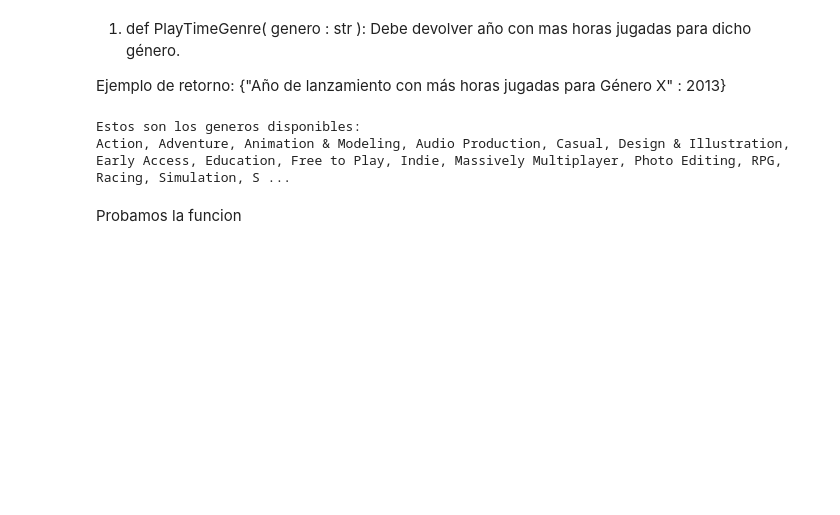
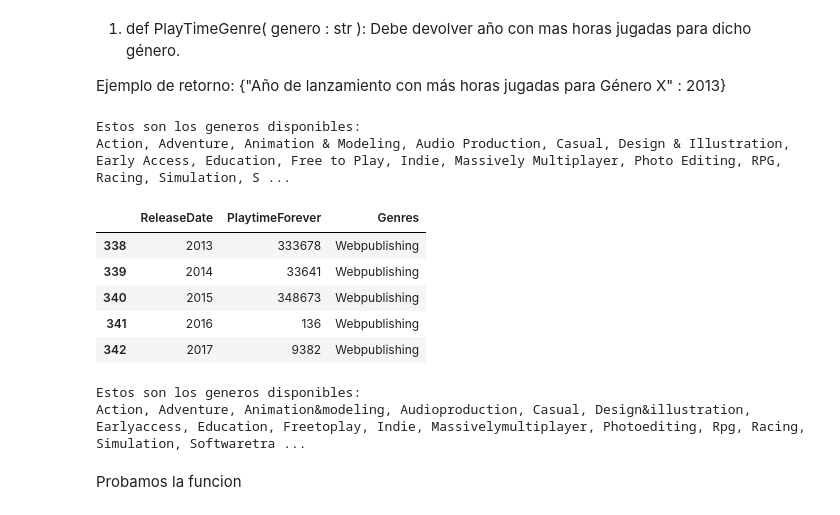
Before and after one commit to Frombini/Proyecto-ML-STEAM, a Jupyter notebook: Prueba_Funciones.ipynb, the cells around one changed output. Saved outputs shown, nothing was run; the diff lists cells and outputs as text; code cells hidden in the pictures; blank space fills up the shorter version.

```diff
--- a/Prueba_Funciones.ipynb
+++ b/Prueba_Funciones.ipynb
@@ -9,6 +9,39 @@ Ejemplo de retorno: {"Año de lanzamiento con más horas jugadas para Género X"
 # %%
 # Leemos el archivo consulta1.csv para utilizar la funcion
 consulta1 = pd.read_csv('consulta1.csv')
+# %%
+Generos_Disponibles = consulta1['Genres'].unique().tolist()
+# Convertir la lista a una cadena sin corchetes y comillas
+Generos_Disponibles = ', '.join(Generos_Disponibles)
+# Imprimimos la informacion para el usuario de la API
+print('Estos son los generos disponibles:')
+print(Generos_Disponibles)
+# %% [output]
+Estos son los generos disponibles:
+Action, Adventure, Animation & Modeling, Audio Production, Casual, Design & Illustration, Early Access, Education, Free to Play, Indie, Massively Multiplayer, Photo Editing, RPG, Racing, Simulation, S ...
+# %%
+# Función para juntar palabras en la columna 'Genres'
+def juntar_palabras(genres):
+    palabras = genres.split(', ')
+    palabras_juntas = ''.join(palabra.replace(' ', '') for palabra in palabras)
+    return palabras_juntas.capitalize()
+# Aplicamos la función a la columna 'Genres'
+consulta1['Genres_juntos'] = consulta1['Genres'].apply(juntar_palabras)
+consulta1['Genres_juntos'] = consulta1['Genres_juntos']
+# Dropear la columna 'Genres'
+consulta1 = consulta1.drop('Genres', axis=1)
+# Renombrar la columna 'Genres_juntos' a 'Genres'
+consulta1 = consulta1.rename(columns={'Genres_juntos': 'Genres'})
+
+# Mostrar
+consulta1.tail()
+# %% [output]
+|  | ReleaseDate | PlaytimeForever | Genres |
+| 338 | 2013 | 333678 | Webpublishing |
+| 339 | 2014 | 33641 | Webpublishing |
+| 340 | 2015 | 348673 | Webpublishing |
+| 341 | 2016 | 136 | Webpublishing |
+| 342 | 2017 | 9382 | Webpublishing |
 # %%
 Generos_Disponibles = consulta1['Genres'].unique().tolist()
 # Convertir la lista a una cadena sin corchetes y comillas
@@ -18,7 +51,7 @@ print('Estos son los generos disponibles:')
 print(Generos_Disponibles)
 # %% [output]
 Estos son los generos disponibles:
-Action, Adventure, Animation & Modeling, Audio Production, Casual, Design & Illustration, Early Access, Education, Free to Play, Indie, Massively Multiplayer, Photo Editing, RPG, Racing, Simulation, S ...
+Action, Adventure, Animation&modeling, Audioproduction, Casual, Design&illustration, Earlyaccess, Education, Freetoplay, Indie, Massivelymultiplayer, Photoediting, Rpg, Racing, Simulation, Softwaretra ...
 # %%
 def PlayTimeGenre(genero):
     # Filtrar el DataFrame para el género específico
```
Also changed, not shown: parts of 8 cells of this notebook, 2 other files.
